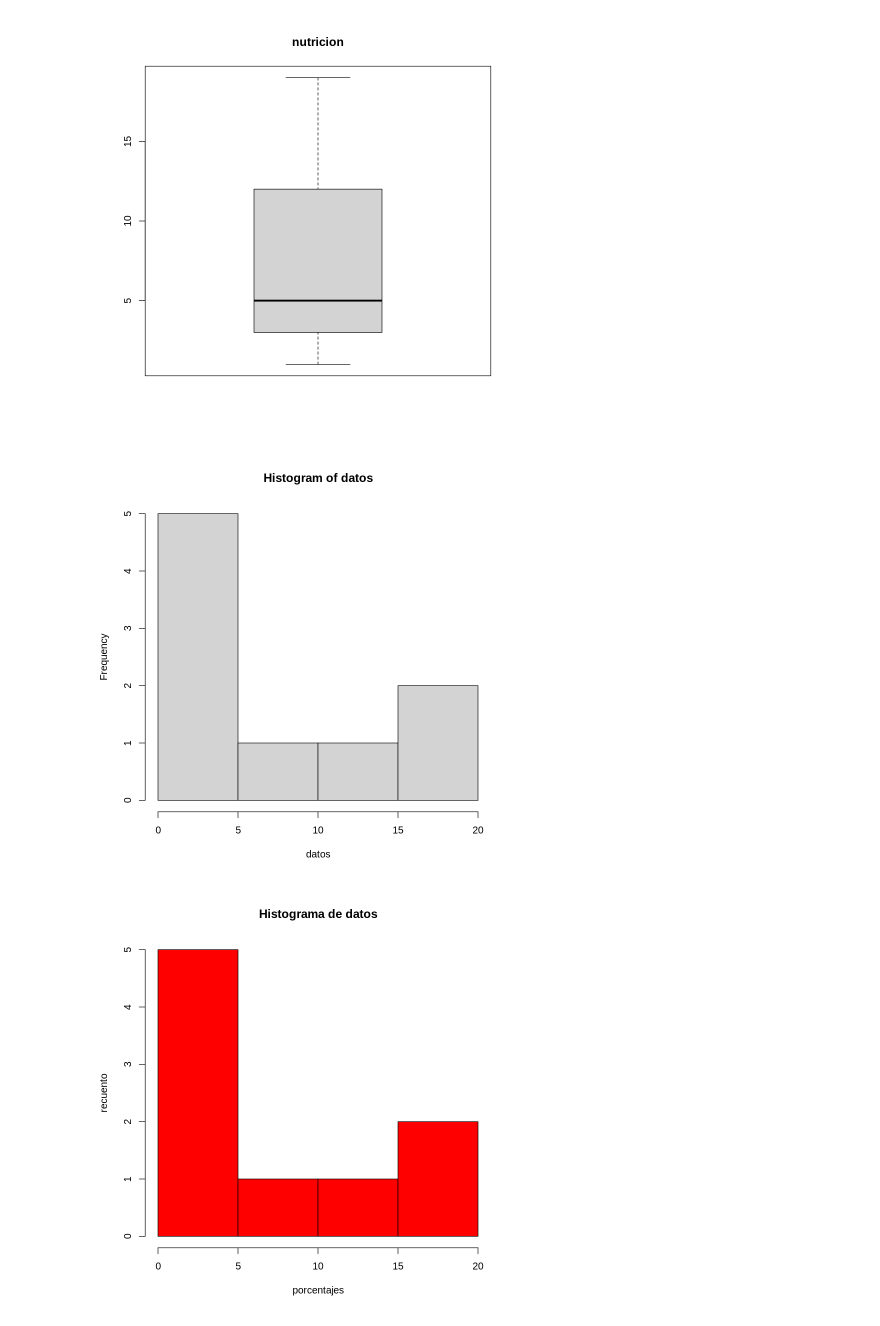
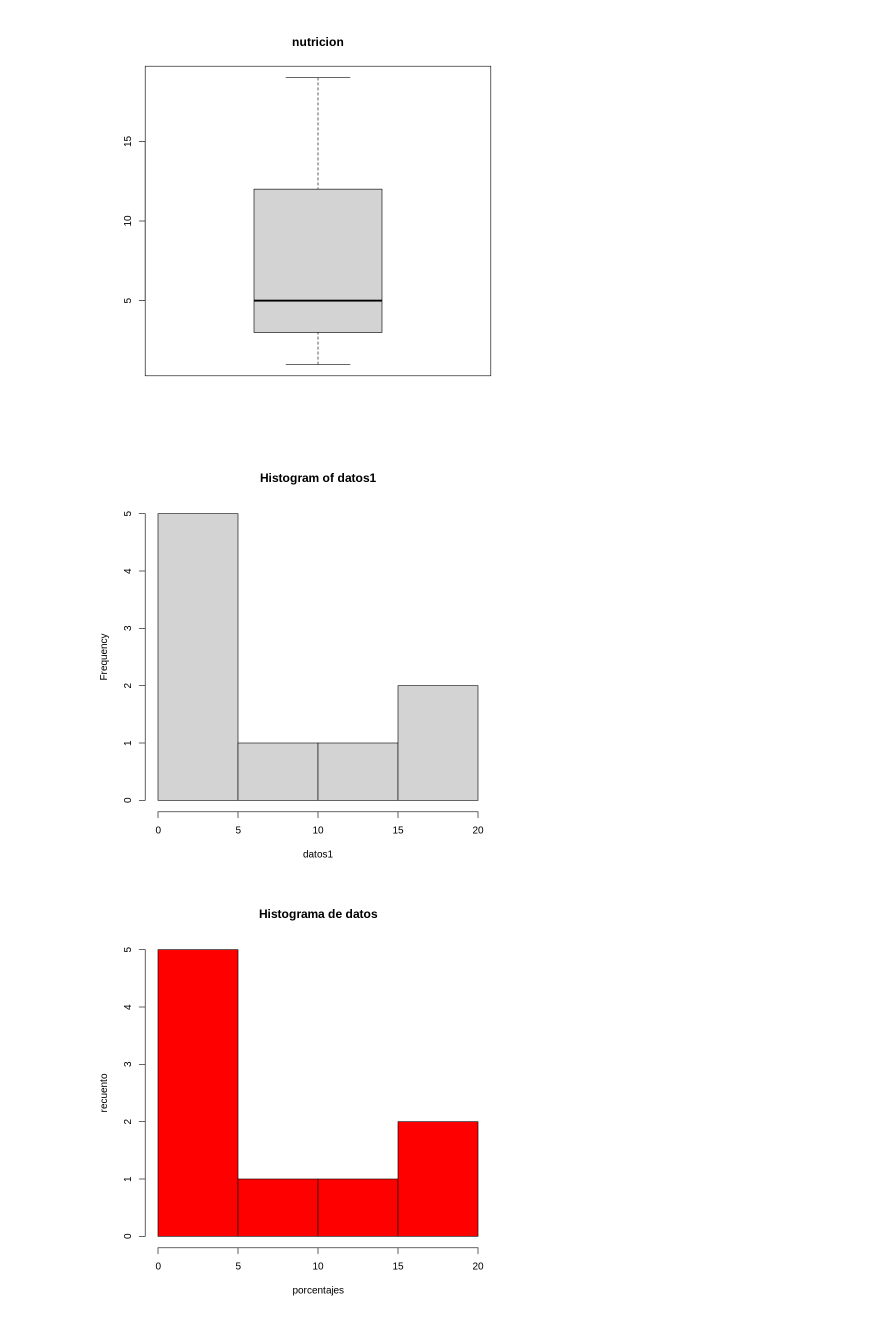
Before and after one commit to JhonnyLimachi/Rstudio, a Jupyter notebook: 1_Boxplot.ipynb, the cells around one changed output. Saved outputs shown, nothing was run; the diff lists cells and outputs as text; code cells hidden in the pictures.

```diff
--- a/1_Boxplot.ipynb
+++ b/1_Boxplot.ipynb
@@ -1,4 +1,5 @@
 # %% [markdown]
 <a href="https://colab.research.google.com/github/JhonnyLimachi/Rstudio/blob/main/1_Boxplot.ipynb" target="_parent"><img src="https://colab.research.google.com/assets/colab-badge.svg" alt="Open In Colab"/></a>
 # %%
-datos= c(1,2,3,4,5,8,12,16,19)
+datos1= c(1,2,3,4,5,8,12,16,19)
+datos2 = c(45,56,67,88,89,99,98,99,100)
@@ -15,7 +22,7 @@ boxplot (datos, main="nutricion")
 # %% [output]
 [figure]
 # %%
-hist(datos)
+hist(datos1)
 # %% [output]
-[figure, old version]
+[figure, new version]
 # %%
```
Also changed, not shown: parts of 7 cells of this notebook.
